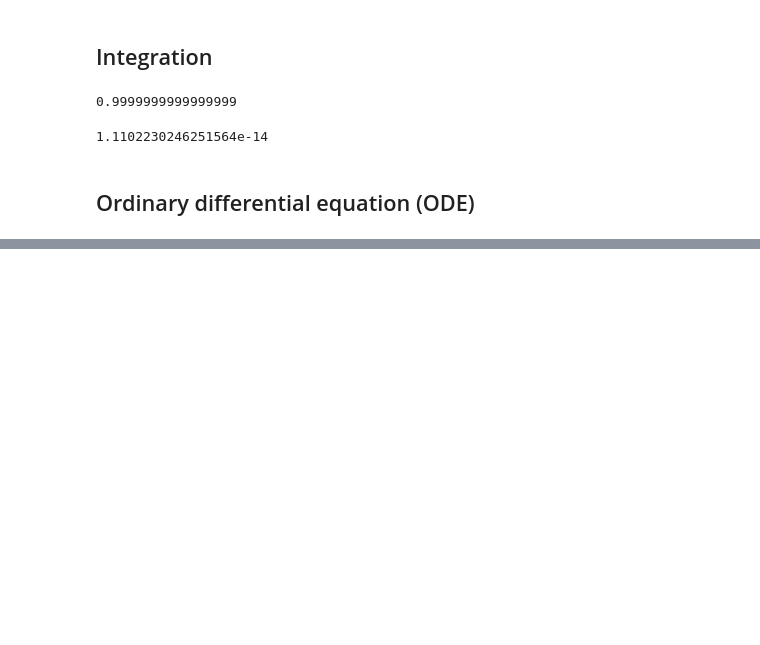
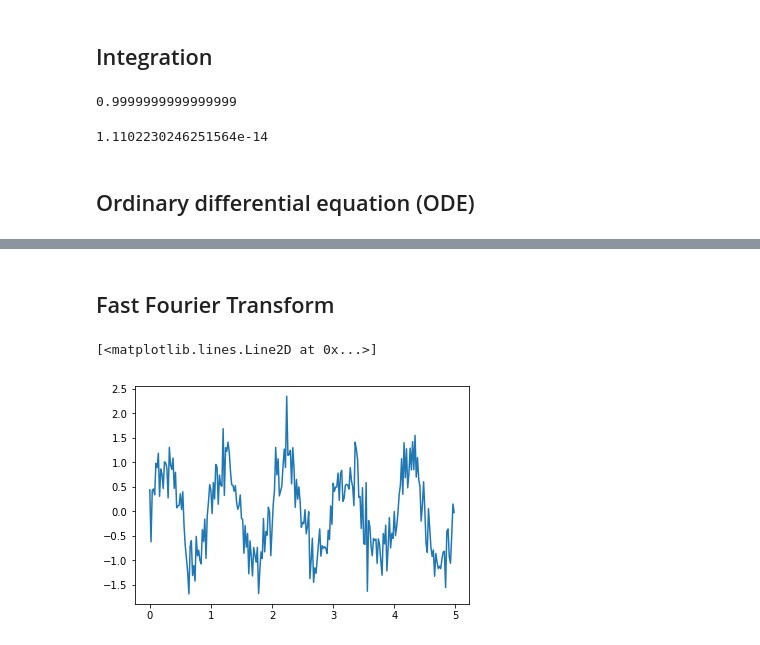
Before and after one commit to ckalapot/astr288p_fall_2018, a Jupyter notebook: Notebooks/Notebook07.ipynb, the cells around one changed output, grey strips where cells are left out. Cells and saved outputs as stored; diff of their text form; code cells hidden in the pictures; blank space fills up the shorter version.

```diff
--- a/Notebooks/Notebook07.ipynb
+++ b/Notebooks/Notebook07.ipynb
@@ -172,0 +269,13 @@ yarr = odeint(calc_deri, yinit, time_vec, args=(eps, omega))
+# %% [markdown]
+## Fast Fourier Transform
+# %%
+dt=0.02
+time=5
+nA=0.4
+time_vec=np.arange(0,time,dt)
+signal=(np.sin(2*np.pi*time_vec)+nA*np.random.randn(time_vec.size))
+
+plt.plot(time_vec,signal)
+# %% [output]
+[<matplotlib.lines.Line2D at 0x...>]
+[figure, added]
```
Also changed, not shown: parts of 26 cells of this notebook.
